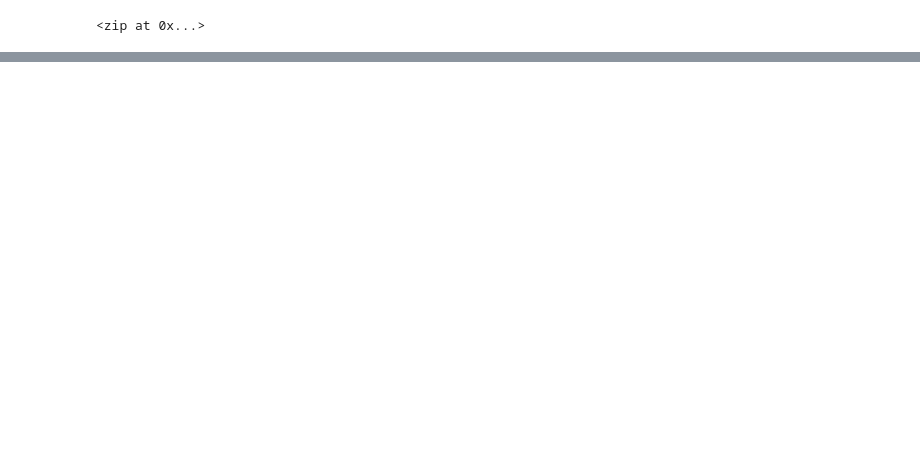
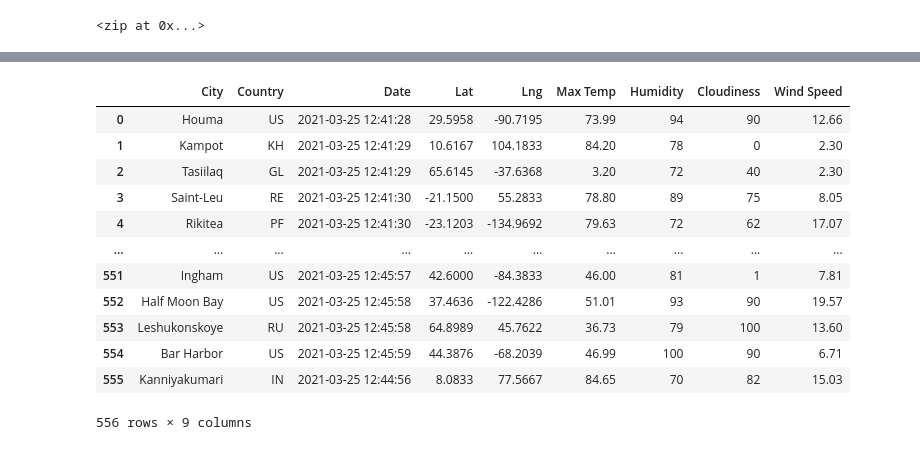
Before and after one commit to Onejledonlala/World_Weather_Analysis, a Jupyter notebook: WeatherPy.ipynb, the cells around one changed output, grey strips where cells are left out. Saved outputs shown, nothing was run; the diff lists cells and outputs as text; code cells hidden in the pictures; blank space fills up the shorter version.

```diff
--- a/WeatherPy.ipynb
+++ b/WeatherPy.ipynb
@@ -54,0 +67,4 @@ len(cities)
+# %%
+# Create an endpoint URL for a city.
+city_url = url + "&q=" + "Boston"
+print(city_url)
@@ -54,0 +73,4 @@ len(cities)
+# %%
+# Make a 'Get' request for the city weather.
+city_weather = requests.get(city_url)
+city_weather.text
@@ -54,0 +169,4 @@ len(cities)
+# %%
+# Convert the array of dictionaries to a Pandas DataFrame.
+city_data_df = pd.DataFrame(city_data)
+city_data_df.head(10)
@@ -54,0 +185,19 @@ len(cities)
+# %%
+new_column_order = ['City','Country','Date','Lat','Lng','Max Temp','Humidity','Cloudiness','Wind Speed']
+# %%
+city_data_df = city_data_df[new_column_order]
+city_data_df
+# %% [output]
+|  | City | Country | Date | Lat | Lng | Max Temp | Humidity | Cloudiness | Wind Speed |
+| 0 | Houma | US | 2021-03-25 12:41:28 | 29.5958 | -90.7195 | 73.99 | 94 | 90 | 12.66 |
+| 1 | Kampot | KH | 2021-03-25 12:41:29 | 10.6167 | 104.1833 | 84.20 | 78 | 0 | 2.30 |
+| 2 | Tasiilaq | GL | 2021-03-25 12:41:29 | 65.6145 | -37.6368 | 3.20 | 72 | 40 | 2.30 |
+| 3 | Saint-Leu | RE | 2021-03-25 12:41:30 | -21.1500 | 55.2833 | 78.80 | 89 | 75 | 8.05 |
+| 4 | Rikitea | PF | 2021-03-25 12:41:30 | -23.1203 | -134.9692 | 79.63 | 72 | 62 | 17.07 |
+| ... | ... | ... | ... | ... | ... | ... | ... | ... | ... |
+| 551 | Ingham | US | 2021-03-25 12:45:57 | 42.6000 | -84.3833 | 46.00 | 81 | 1 | 7.81 |
+| 552 | Half Moon Bay | US | 2021-03-25 12:45:58 | 37.4636 | -122.4286 | 51.01 | 93 | 90 | 19.57 |
+| 553 | Leshukonskoye | RU | 2021-03-25 12:45:58 | 64.8989 | 45.7622 | 36.73 | 79 | 100 | 13.60 |
+| 554 | Bar Harbor | US | 2021-03-25 12:45:59 | 44.3876 | -68.2039 | 46.99 | 100 | 90 | 6.71 |
+| 555 | Kanniyakumari | IN | 2021-03-25 12:44:56 | 8.0833 | 77.5667 | 84.65 | 70 | 82 | 15.03 |
+556 rows × 9 columns
```
Also changed, not shown: parts of 10 cells of this notebook, 2 other files.
